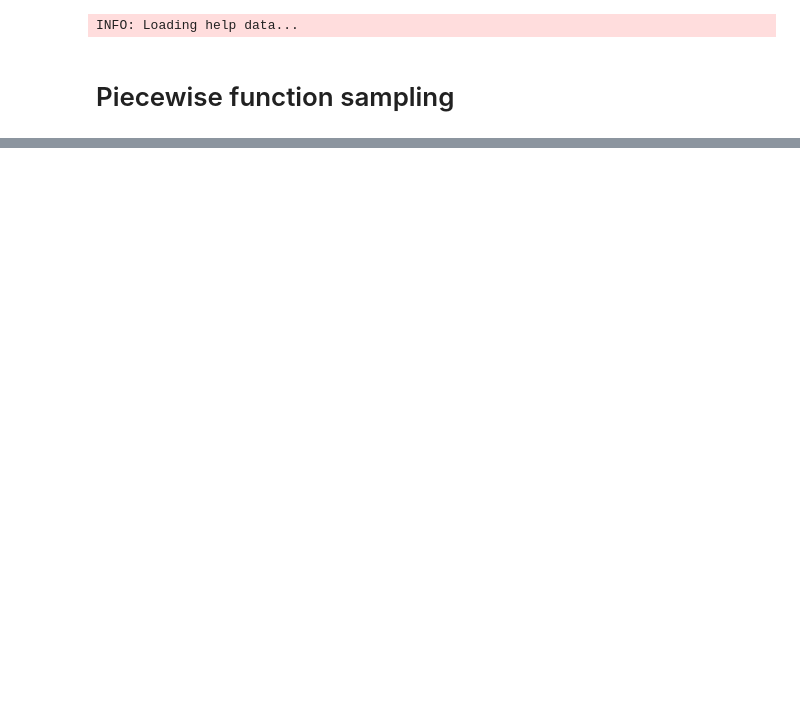
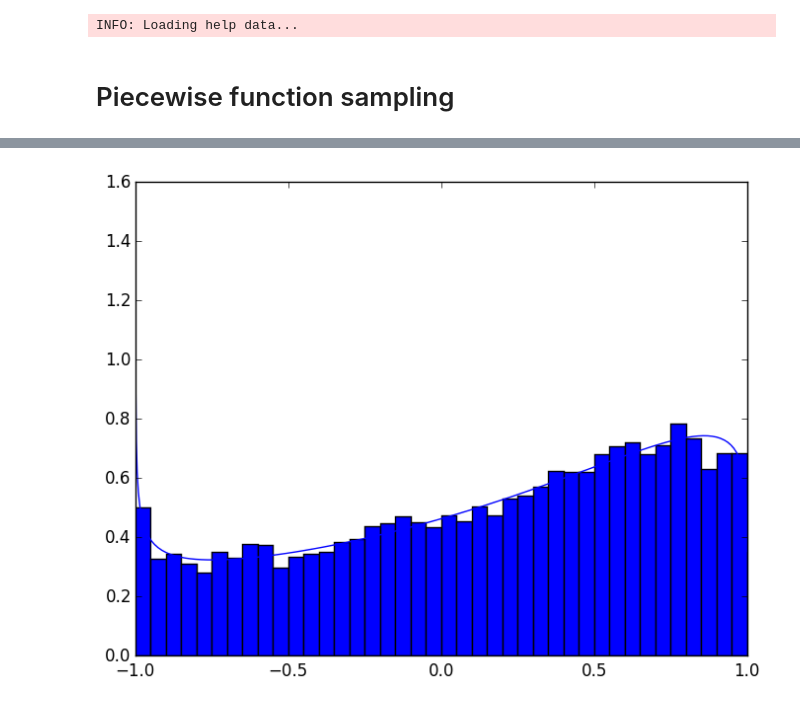
Before and after one commit to JuliaApproximation/ApproxFun.jl, a Jupyter notebook: examples/Sampling.ipynb, the cells around one changed output, grey strips where cells are left out. Saved outputs shown, nothing was run; the diff lists cells and outputs as text; code cells hidden in the pictures; blank space fills up the shorter version.

```diff
--- a/examples/Sampling.ipynb
+++ b/examples/Sampling.ipynb
@@ -28,0 +33,8 @@ PyPlot.plt.hist(r;normed=true,bins=[-1.:.05:1.]);
+# %%
+x=Fun(identity)
+f = exp(x)*(1-x)^0.123*(1+x)^(-0.234)
+r = ApproxFun.sample(f,10000)
+ApproxFun.plot(f/sum(f))                           # Requires Gadfly or PyPlot
+PyPlot.plt.hist(r;normed=true,bins=[-1.:.05:1.]);
+# %% [output]
+[figure, added]
```
Also changed, not shown: parts of 8 cells of this notebook, 1 other file.
